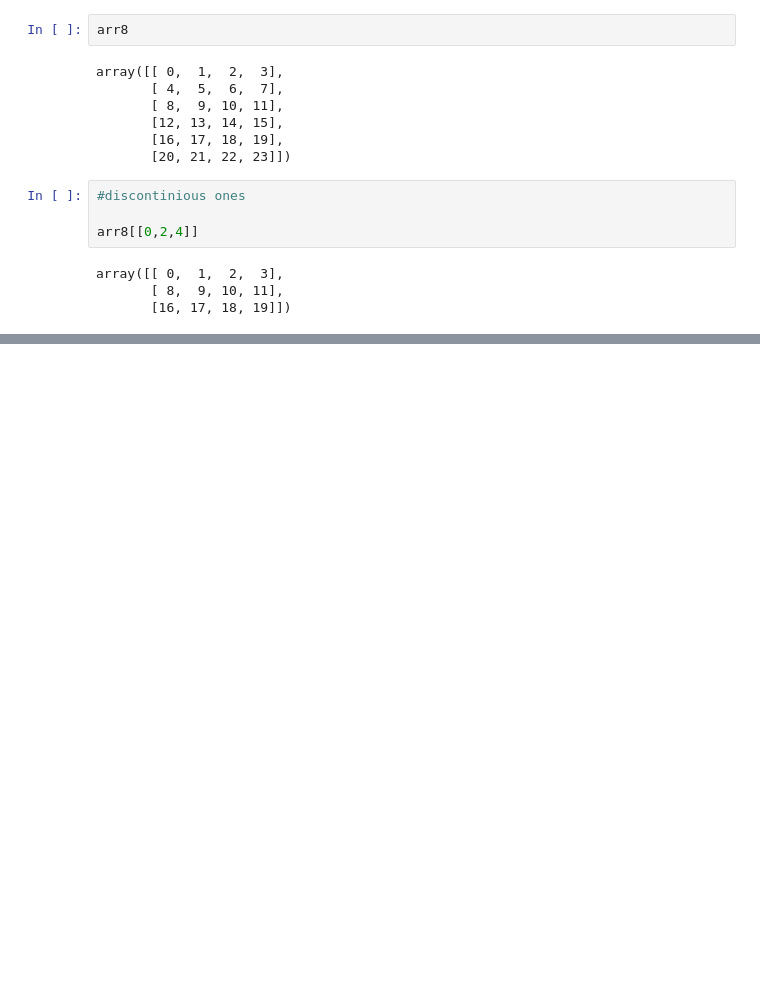
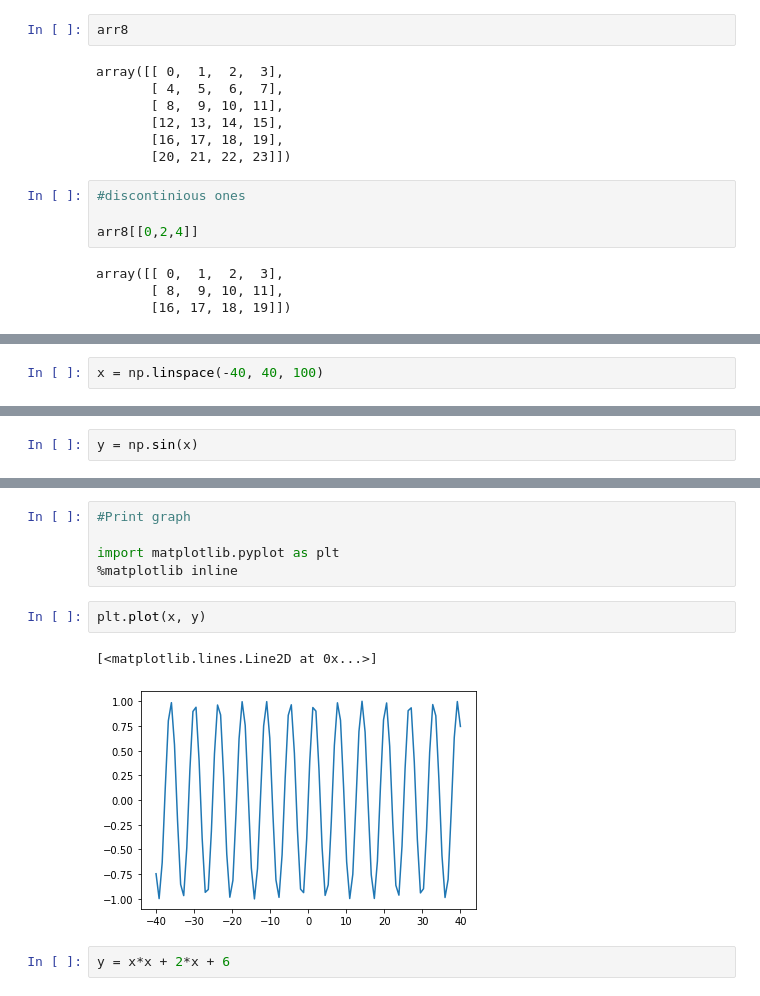
Before and after one commit to ibnerasheed/Machine-Learning-Basics, a Jupyter notebook: Numpy Basics/Numpy.ipynb, the cells around one changed output, grey strips where cells are left out. Saved outputs shown, nothing was run; the diff lists cells and outputs as text; blank space fills up the shorter version.

```diff
--- a/Numpy Basics/Numpy.ipynb
+++ b/Numpy Basics/Numpy.ipynb
@@ -348,0 +374,2 @@ array([[ 0,  1,  2,  3],
+# %%
+x = np.linspace(-40, 40, 100)
@@ -348,0 +400,2 @@ array([[ 0,  1,  2,  3],
+# %%
+y = np.sin(x)
@@ -348,0 +429,12 @@ array([[ 0,  1,  2,  3],
+# %%
+#Print graph
+
+import matplotlib.pyplot as plt
+%matplotlib inline
+# %%
+plt.plot(x, y)
+# %% [output]
+[<matplotlib.lines.Line2D at 0x...>]
+[figure, added]
+# %%
+y = x*x + 2*x + 6
```
Also changed, not shown: parts of 10 cells of this notebook, 1 other file.
